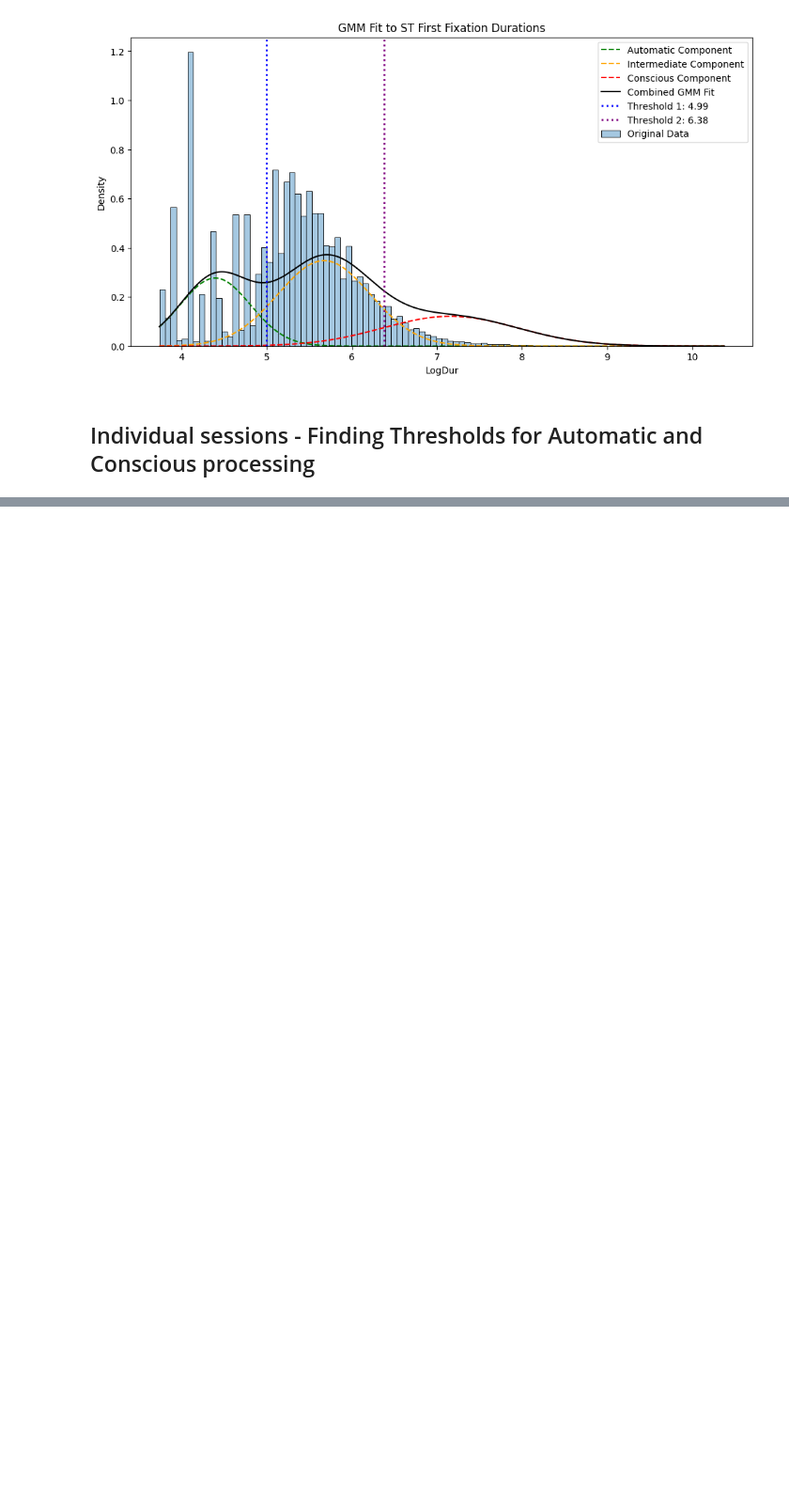
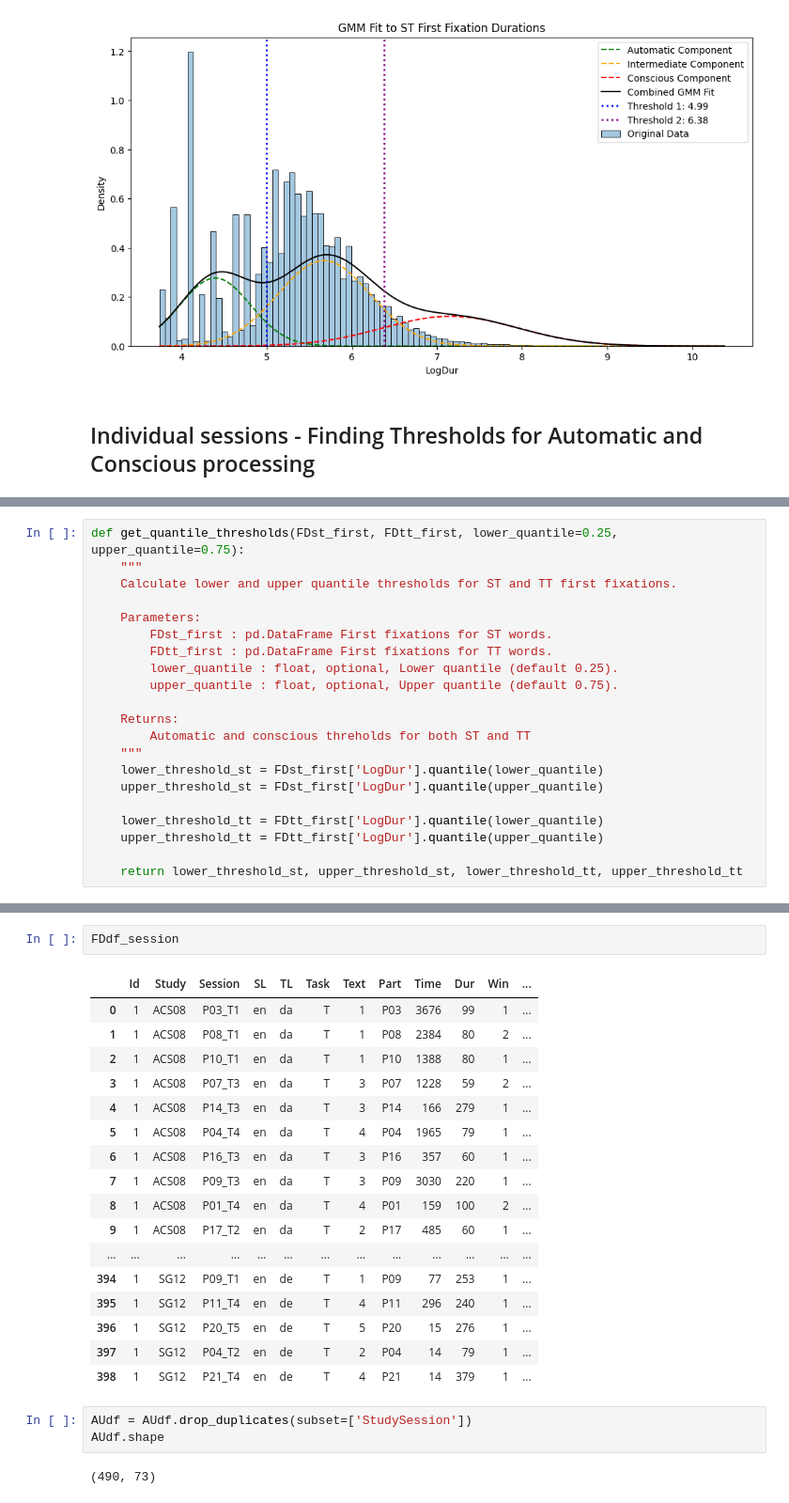
Before and after one commit to Critt-Kent/Key-Gaze-Correlation, a Jupyter notebook: Key-Gaze-correlation.ipynb, the cells around one changed output, grey strips where cells are left out. Shown at 94% size. Saved outputs shown, nothing was run; the diff lists cells and outputs as text; blank space fills up the shorter version.

Commit message:
created all thresholds

```diff
--- a/Key-Gaze-correlation.ipynb
+++ b/Key-Gaze-correlation.ipynb
@@ -481,0 +538,21 @@ plt.show()
+# %%
+def get_quantile_thresholds(FDst_first, FDtt_first, lower_quantile=0.25, upper_quantile=0.75):
+    """
+    Calculate lower and upper quantile thresholds for ST and TT first fixations.
+
+    Parameters:
+        FDst_first : pd.DataFrame First fixations for ST words.
+        FDtt_first : pd.DataFrame First fixations for TT words.
+        lower_quantile : float, optional, Lower quantile (default 0.25).
+        upper_quantile : float, optional, Upper quantile (default 0.75).
+
+    Returns:
+        Automatic and conscious threholds for both ST and TT
+    """
+    lower_threshold_st = FDst_first['LogDur'].quantile(lower_quantile)
+    upper_threshold_st = FDst_first['LogDur'].quantile(upper_quantile)
+
+    lower_threshold_tt = FDtt_first['LogDur'].quantile(lower_quantile)
+    upper_threshold_tt = FDtt_first['LogDur'].quantile(upper_quantile)
+
+    return lower_threshold_st, upper_threshold_st, lower_threshold_tt, upper_threshold_tt
@@ -481,0 +696,25 @@ plt.show()
+# %%
+FDdf_session
+# %% [output]
+|  | Id | Study | Session | SL | TL | Task | Text | Part | Time | Dur | Win | ... |
+| 0 | 1 | ACS08 | P03_T1 | en | da | T | 1 | P03 | 3676 | 99 | 1 | ... |
+| 1 | 1 | ACS08 | P08_T1 | en | da | T | 1 | P08 | 2384 | 80 | 2 | ... |
+| 2 | 1 | ACS08 | P10_T1 | en | da | T | 1 | P10 | 1388 | 80 | 1 | ... |
+| 3 | 1 | ACS08 | P07_T3 | en | da | T | 3 | P07 | 1228 | 59 | 2 | ... |
+| 4 | 1 | ACS08 | P14_T3 | en | da | T | 3 | P14 | 166 | 279 | 1 | ... |
+| 5 | 1 | ACS08 | P04_T4 | en | da | T | 4 | P04 | 1965 | 79 | 1 | ... |
+| 6 | 1 | ACS08 | P16_T3 | en | da | T | 3 | P16 | 357 | 60 | 1 | ... |
+| 7 | 1 | ACS08 | P09_T3 | en | da | T | 3 | P09 | 3030 | 220 | 1 | ... |
+| 8 | 1 | ACS08 | P01_T4 | en | da | T | 4 | P01 | 159 | 100 | 2 | ... |
+| 9 | 1 | ACS08 | P17_T2 | en | da | T | 2 | P17 | 485 | 60 | 1 | ... |
+| ... | ... | ... | ... | ... | ... | ... | ... | ... | ... | ... | ... | ... |
+| 394 | 1 | SG12 | P09_T1 | en | de | T | 1 | P09 | 77 | 253 | 1 | ... |
+| 395 | 1 | SG12 | P11_T4 | en | de | T | 4 | P11 | 296 | 240 | 1 | ... |
+| 396 | 1 | SG12 | P20_T5 | en | de | T | 5 | P20 | 15 | 276 | 1 | ... |
+| 397 | 1 | SG12 | P04_T2 | en | de | T | 2 | P04 | 14 | 79 | 1 | ... |
+| 398 | 1 | SG12 | P21_T4 | en | de | T | 4 | P21 | 14 | 379 | 1 | ... |
+# %%
+AUdf = AUdf.drop_duplicates(subset=['StudySession'])
+AUdf.shape
+# %% [output]
+(490, 73)
```
Also changed, not shown: parts of 8 cells of this notebook.
